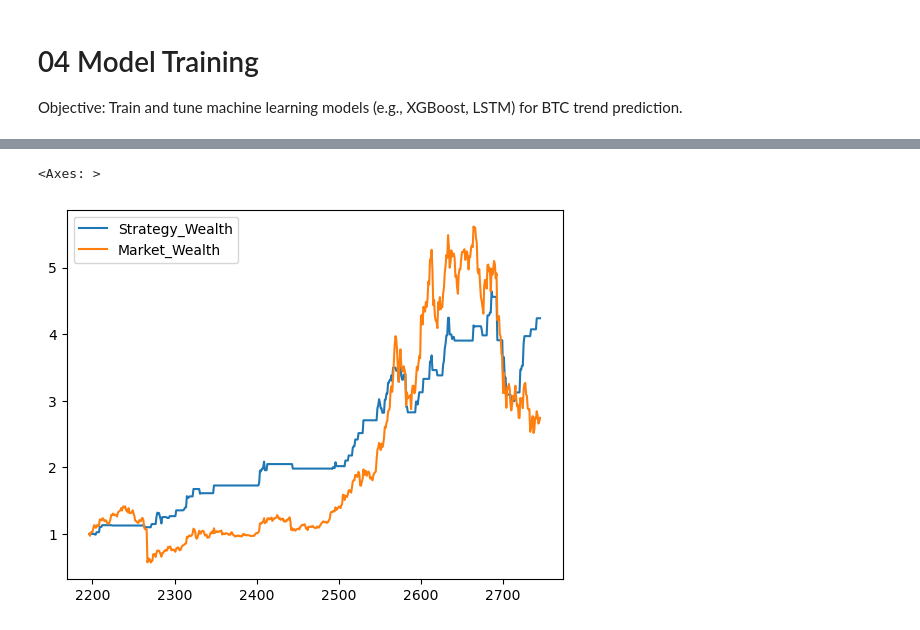
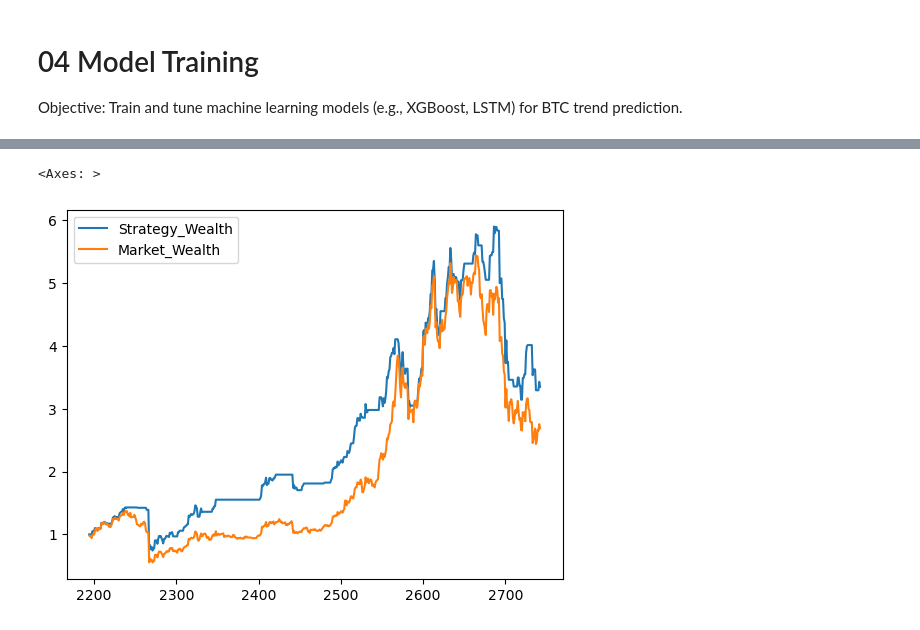
Before and after one commit to LouSens/BTC-trend-prediction, a Jupyter notebook: notebooks/04_Model_Training.ipynb, the cells around one changed output, grey strips where cells are left out. Drawn from its saved outputs; the diff is of its cells as text; code cells hidden in the pictures.

```diff
--- a/notebooks/04_Model_Training.ipynb
+++ b/notebooks/04_Model_Training.ipynb
@@ -11,7 +11,7 @@ from sklearn.metrics import precision_score, classification_report, confusion_ma
 # %%
 
 # --- STEP 1: Load the Vault Data ---
-df = pd.read_csv(r'C:\Users\David\BTC-trend-prediction\data\processed\btc_alpha_v4.csv', parse_dates=['Date'])
+df = pd.read_csv(r'C:\Users\David\BTC-trend-prediction\data\processed\btc_alpha_v5.csv', parse_dates=['Date'])
 
 # --- STEP 2: Define Features (X) and Target (y) ---
 # CRITICAL: We MUST drop 'Next_Day_Return' because it is literally tomorrow's data.
@@ -107,25 +107,25 @@ Passing `palette` without assigning `hue` is deprecated and will be removed in v
 # %%
 # Create the backtest dataframe and RESET the index to align everything
 backtest_df = X_test.copy()
 
 # This is the "Magic" line to fix your KeyError:
 # We find the returns for the EXACT dates used in X_test
 backtest_df['Actual_Return'] = df.loc[X_test.index, 'Log_Ret'].values
 
 # Probabilities
 backtest_df['Prob_Up'] = model.predict_proba(X_test_scaled)[:, 1]
 
 # Signal (Use 0.52 to be safe)
-backtest_df['Signal'] = (backtest_df['Prob_Up'] > 0.5).astype(int)
+backtest_df['Signal'] = (backtest_df['Prob_Up'] > 0.4).astype(int)
 
 # Growth of $1
 backtest_df['Strategy_Wealth'] = (1 + (backtest_df['Signal'] * backtest_df['Actual_Return'])).cumprod()
 backtest_df['Market_Wealth'] = (1 + backtest_df['Actual_Return']).cumprod()
 
 backtest_df[['Strategy_Wealth', 'Market_Wealth']].plot()
 # %% [output]
 <Axes: >
-[figure, old version]
+[figure, new version]
 # %%
 # 1. Add the Regime column back to your X_test for filtering
 backtest_df = X_test.copy()
```
Also changed, not shown: parts of 5 cells of this notebook, 1 other file.
